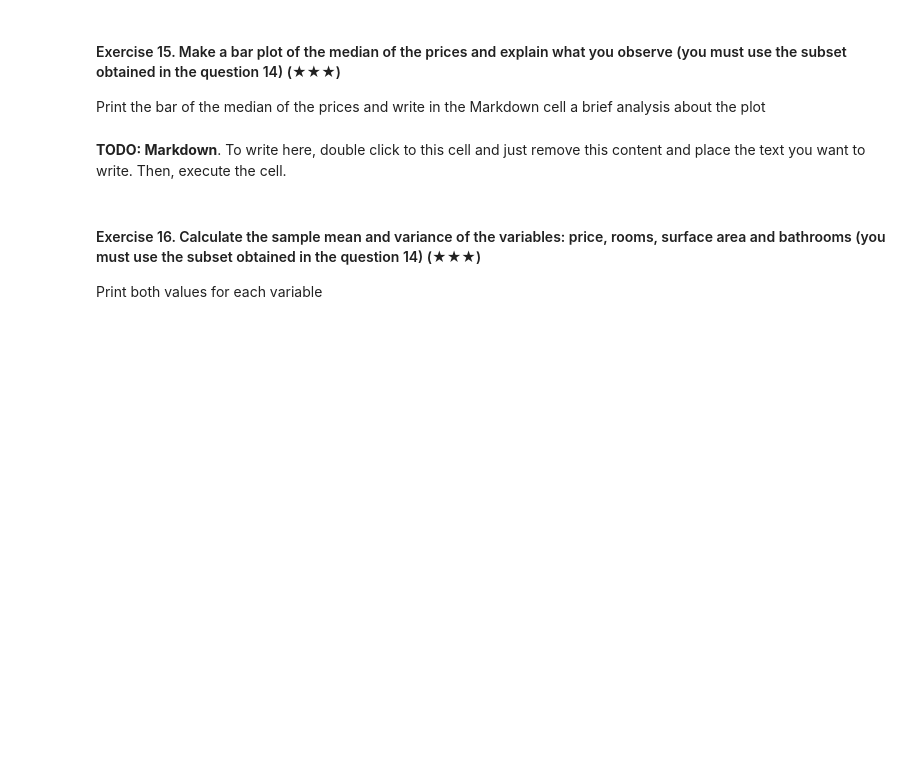
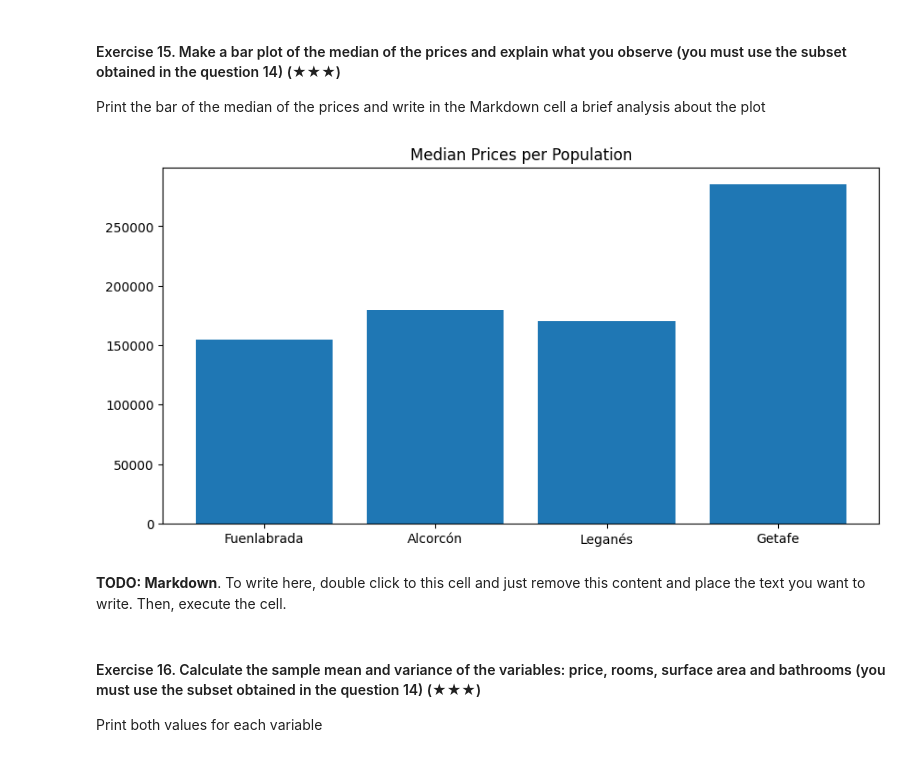
Before and after one commit to Diegomca98/realestate-datacleanup-exercise, a Jupyter notebook: project.ipynb, the cells around one changed output. Saved outputs shown, nothing was run; the diff lists cells and outputs as text; code cells hidden in the pictures; blank space fills up the shorter version.

```diff
--- a/project.ipynb
+++ b/project.ipynb
@@ -252,0 +251,4 @@ Hint: Filter the original DataFrame using the column `level5` and the function `
+# %%
+# TODO
+south_belt = ds[(ds['level5'] == 'Fuenlabrada') | (ds['level5'] == 'Leganés') | (ds['level5'] == 'Getafe') | (ds['level5'] == 'Alcorcón')]
+south_belt['level5'].head(10)
@@ -259,3 +271,18 @@ Print the bar of the median of the prices and write in the Markdown cell a brief
+# %%
+# TODO: Code
+south_populations = list(south_belt['level5'].drop_duplicates())
+median_prices = []
+
+for sp in south_populations:
+    median_prices.append(ds.loc[ds['level5'] == sp, 'price'].median())
+
+plt.figure(figsize=(10, 5))
+
+plt.bar(south_populations, median_prices)
+plt.title("Median Prices per Population")
+plt.show()
+# %% [output]
+[figure, added]
 # %% [markdown]
 **TODO: Markdown**. To write here, double click to this cell and just remove this content and place the text you want to write. Then, execute the cell.
 # %% [markdown]
```
Also changed, not shown: parts of 15 cells of this notebook.
